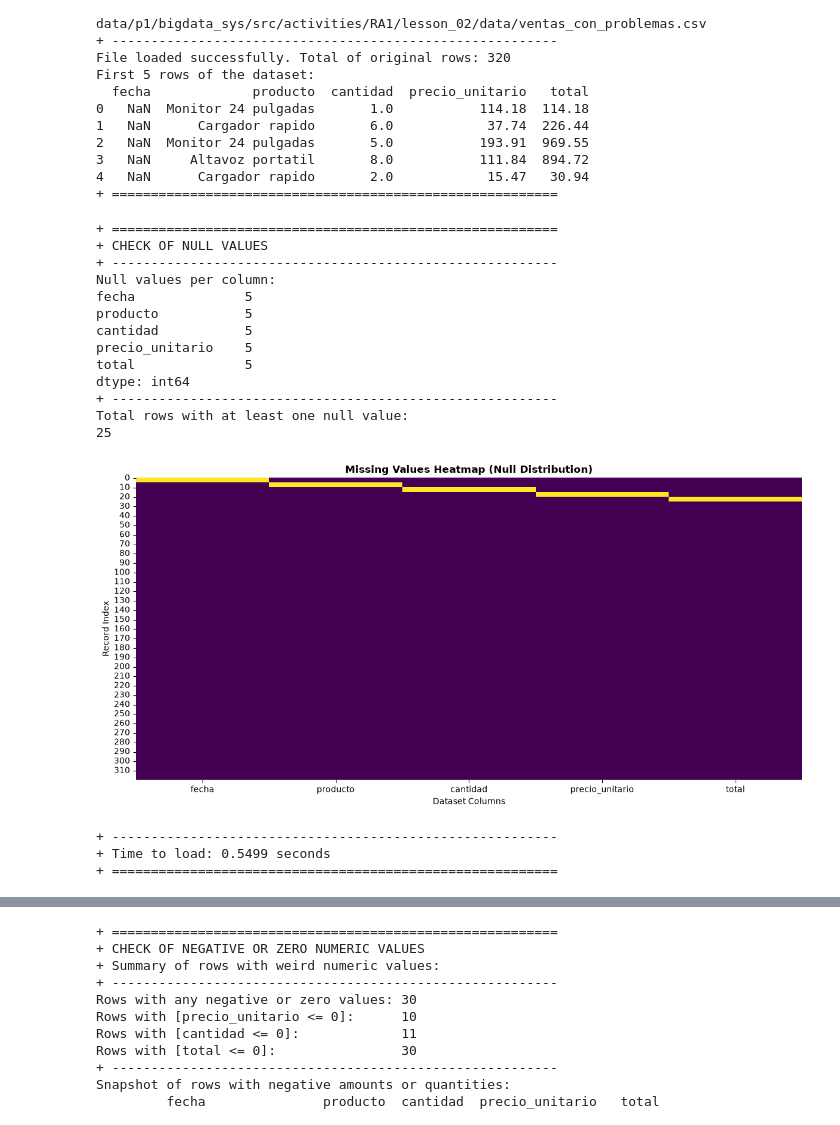
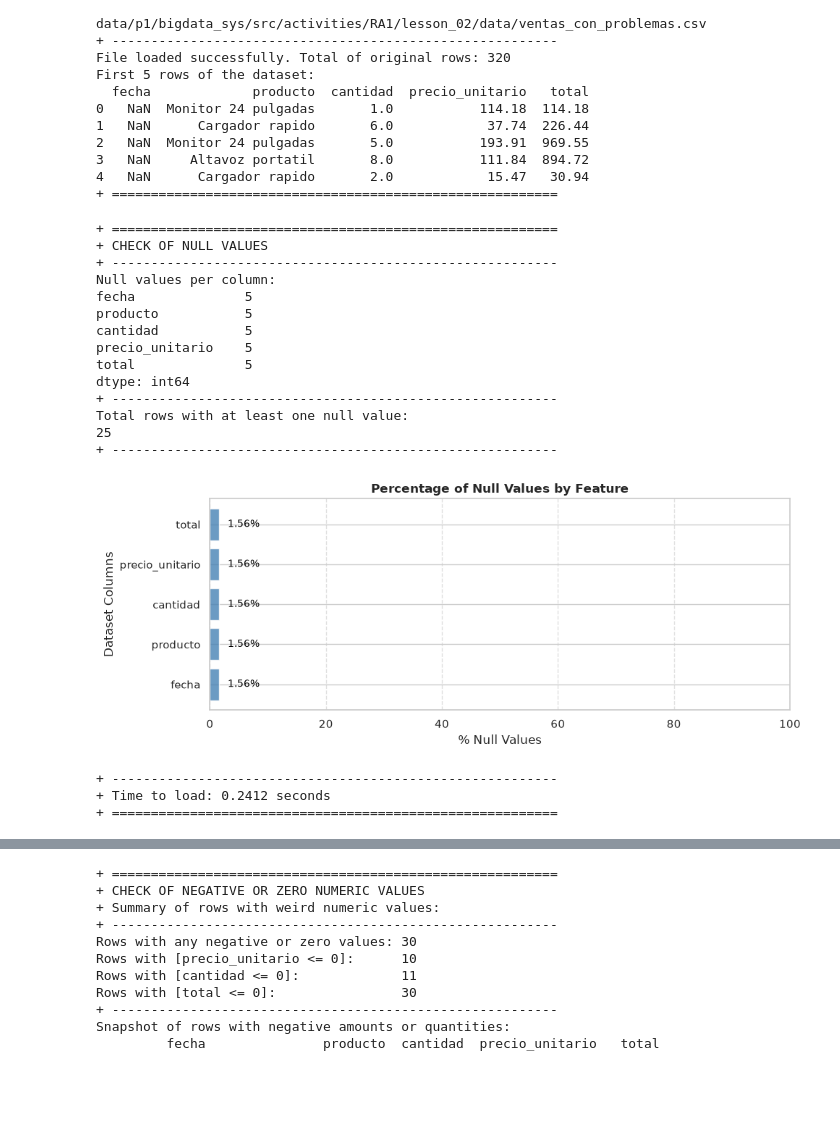
Before and after one commit to dcueli-com/bigdata_sys, a Jupyter notebook: src/activities/RA1/lesson_02/notebooks/2_5_1_analysing_dataset.ipynb, the cells around one changed output, grey strips where cells are left out. Cells and saved outputs as stored; diff of their text form; code cells hidden in the pictures; blank space fills up the shorter version.

Commit message:
Updating exercise 2.5, adding charts to only relevant cells

```diff
--- a/src/activities/RA1/lesson_02/notebooks/2_5_1_analysing_dataset.ipynb
+++ b/src/activities/RA1/lesson_02/notebooks/2_5_1_analysing_dataset.ipynb
@@ -110,7 +110,7 @@ First 5 rows of the dataset:
 tInit: float = time.time()
 
 # CheckNullValues
-# ------------------------
+# ---------------
 # Totalize and print the number of null values per column in the dataset,
 # as well as the total number of rows with at least one null value.
 #
@@ -125,37 +125,61 @@ def CheckNullValues(pDf: pd.DataFrame) -> None:
 
   # Total rows with at least one null value
   rowsWithNulls: pd.DataFrame = pDf[pDf.isnull().any(axis=1)]
   print(f"Total rows with at least one null value: \n{len(rowsWithNulls)}")
+  csl.SectionBreak(0,0)
 
-  cht.MissingValuesCht(pDf)
+  # Horizontal Bar Plot configuration
+  res = cht.PlotSalesAnalytics(
+    pDf,
+    list(pDf.columns), {
+    "figsize": (10, 5),
+    "fontS": 12,
+    "fontW": "bold",
+    "color": "steelblue",
+    "alpha": 0.8,
+    "title": "Percentage of Null Values by Feature",
+    "xlabel": "% Null Values",
+    "ylabel": "Dataset Columns",
+    "show_values": True,
+    "text_cfg": {
+        "offset": 1.5,
+        "va": "center",
+        "ha": "left",
+        "fontsize": 10,
+        "color": "black"
+      }
+    }, "bar"
+  )
+  if not res["bOk"]: raise ValueError(res)
 
 # Execute script
 csl.SectionBegin("CHECK OF NULL VALUES", 0)
 csl.SectionBreak(0,0)
 
 CheckNullValues(df)
 csl.SectionBreak(0,0)
 
 tEnd: float = time.time()
 print(f"+ Time to load: {tEnd - tInit:.4f} seconds")
 csl.SectionEnd(0)
 # %% [output]
 + =========================================================
 + CHECK OF NULL VALUES
 + ---------------------------------------------------------
 Null values per column:
 fecha              5
 producto           5
 cantidad           5
 precio_unitario    5
 total              5
 dtype: int64
 + ---------------------------------------------------------
 Total rows with at least one null value:
 25
++ ---------------------------------------------------------
-[figure, old version]
+[figure, new version]
 + ---------------------------------------------------------
-+ Time to load: 0.5499 seconds
++ Time to load: 0.2412 seconds
 + =========================================================
 # %%
 # DATA ANALYSIS
```
Also changed, not shown: parts of 6 cells of this notebook, 2 other files.
